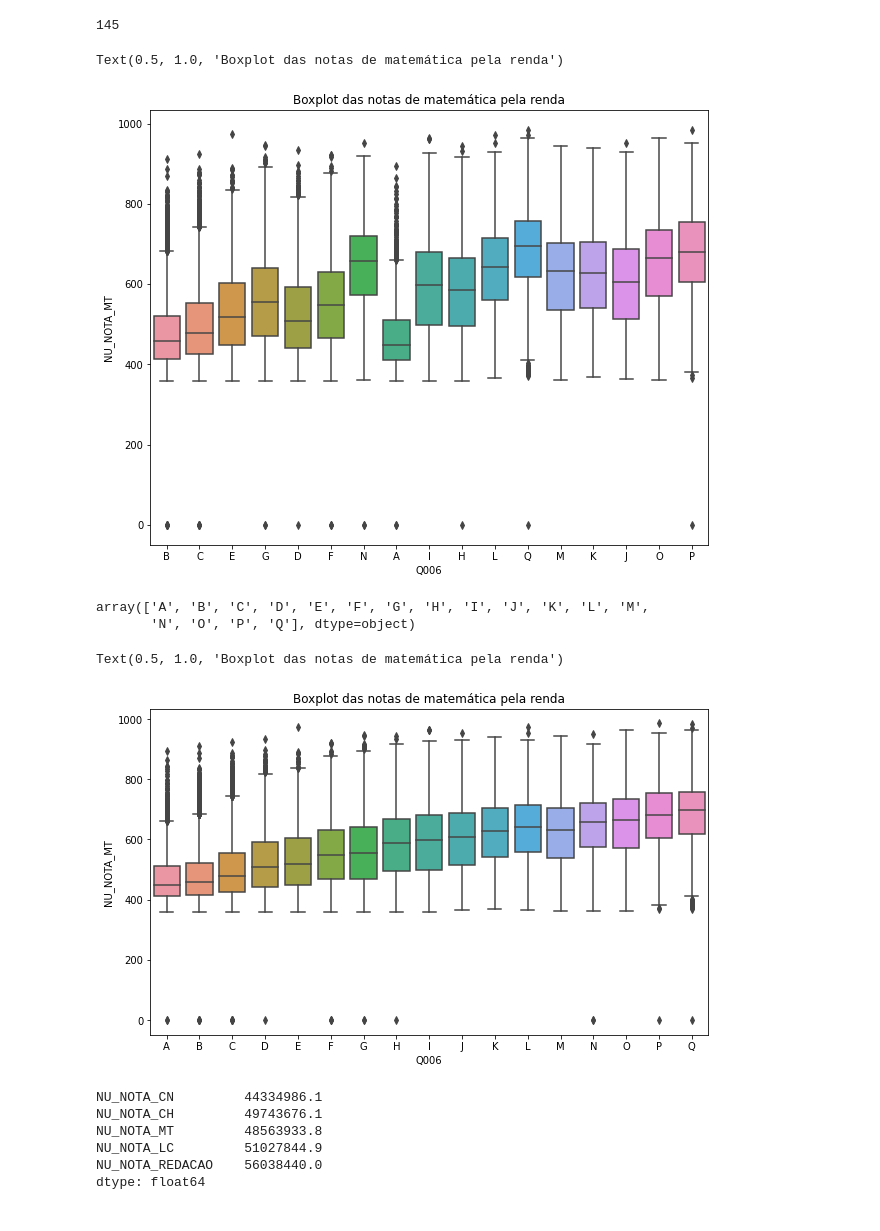
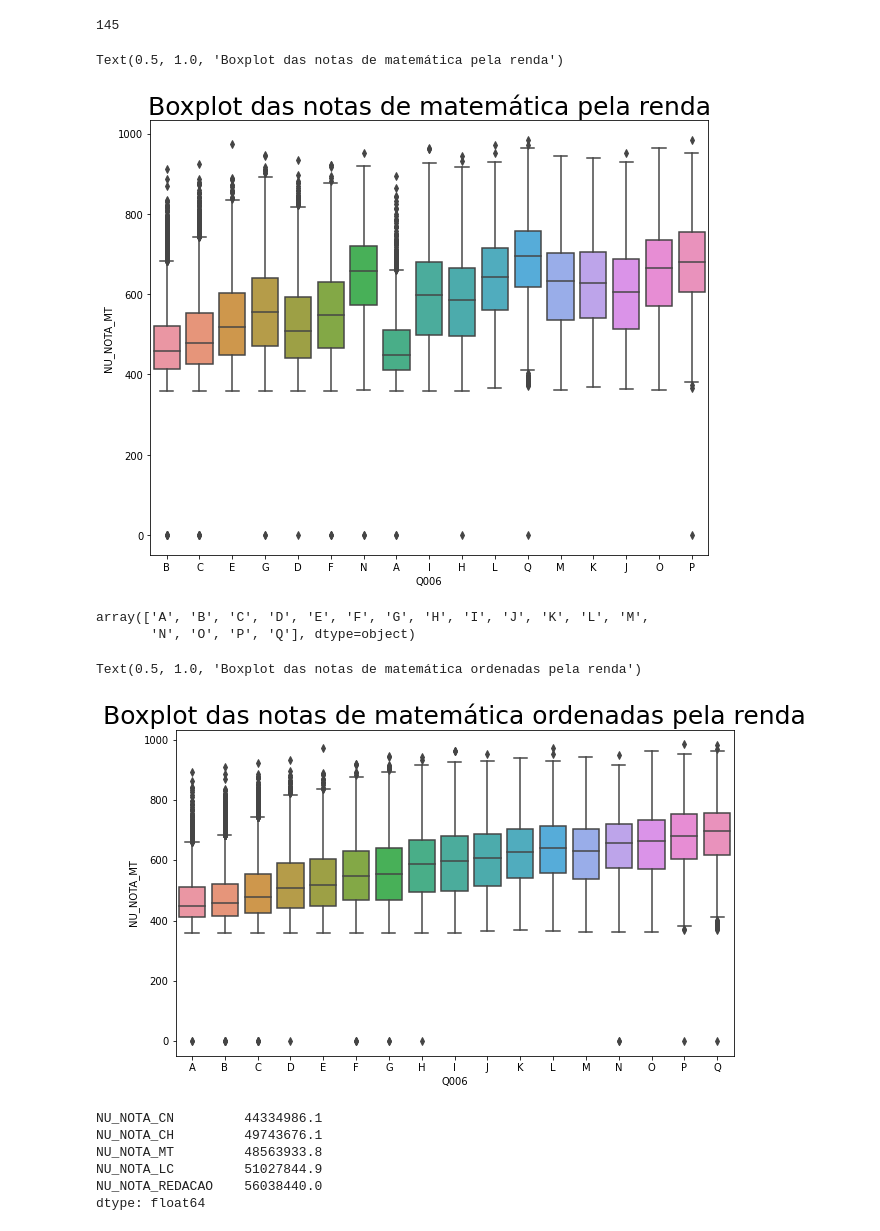
Before and after one commit to Daniel-ASG/IMERSAO_DADOS_ALURA, a Jupyter notebook: IMERSÃO_DADOS_Aula02.ipynb, the cells around one changed output. Drawn from its saved outputs; the diff is of its cells as text; code cells hidden in the pictures.

```diff
--- a/IMERSÃO_DADOS_Aula02.ipynb
+++ b/IMERSÃO_DADOS_Aula02.ipynb
@@ -302,15 +309,15 @@ len(alunos_menor_quartoze)
 # %% [output]
 145
 # %%
-import seaborn as sns
-import matplotlib.pyplot as plt
+import seaborn as sns # biblioteca de visualização
+import matplotlib.pyplot as plt # ajuda a alterar tamanho, título, etc
 
 plt.figure(figsize=(10, 8))
 sns.boxplot(x="Q006", y = "NU_NOTA_MT", data = dados)
-plt.title("Boxplot das notas de matemática pela renda")
+plt.title("Boxplot das notas de matemática pela renda", fontsize=25)
 # %% [output]
 Text(0.5, 1.0, 'Boxplot das notas de matemática pela renda')
-[figure, old version]
+[figure, new version]
 # %%
 renda_ordenada = dados["Q006"].unique()
 renda_ordenada.sort()
@@ -322,10 +329,10 @@ array(['A', 'B', 'C', 'D', 'E', 'F', 'G', 'H', 'I', 'J', 'K', 'L', 'M',
 # %%
 plt.figure(figsize=(10, 6))
 sns.boxplot(x="Q006", y = "NU_NOTA_MT", data = dados, order = renda_ordenada)
-plt.title("Boxplot das notas de matemática pela renda")
+plt.title("Boxplot das notas de matemática ordenadas pela renda", fontsize=25)
 # %% [output]
-Text(0.5, 1.0, 'Boxplot das notas de matemática pela renda')
+Text(0.5, 1.0, 'Boxplot das notas de matemática ordenadas pela renda')
-[figure, old version]
+[figure, new version]
 # %%
 dados[provas].sum()
 # %% [output]
```
Also changed, not shown: parts of 16 cells of this notebook.
